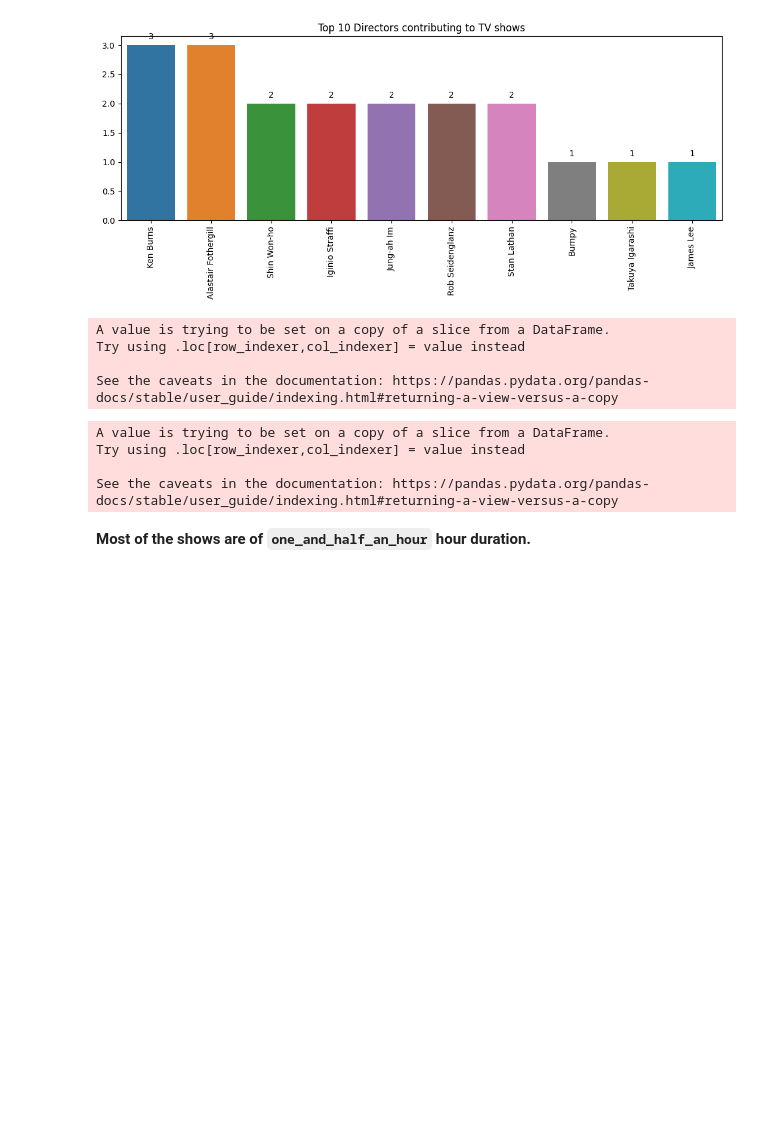
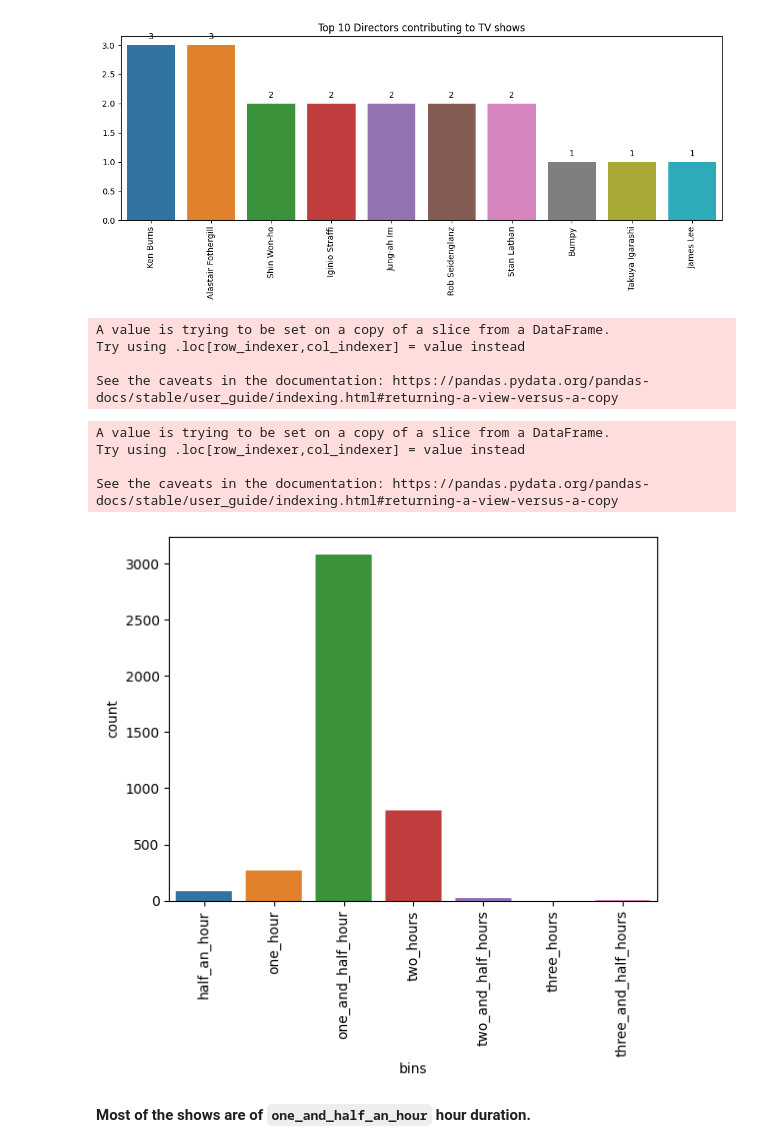
Before and after one commit to Alina-dilawaiz/Myprojects, a Jupyter notebook: AFOCAS-PROJECTS/Netflix_titles_EDA.ipynb, the cells around one changed output. Saved outputs shown, nothing was run; the diff lists cells and outputs as text; code cells hidden in the pictures; blank space fills up the shorter version.

```diff
--- a/AFOCAS-PROJECTS/Netflix_titles_EDA.ipynb
+++ b/AFOCAS-PROJECTS/Netflix_titles_EDA.ipynb
@@ -316,19 +316,19 @@ See the caveats in the documentation: https://pandas.pydata.org/pandas-docs/stab
 # %%
 
 #creating bins for duration
 bin_edges = [0, 30, 60, 120, 180, 240, 300, 360]
 bin_labels = ["half_an_hour", "one_hour", "one_and_half_hour", "two_hours", "two_and_half_hours", "three_hours", "three_and_half_hours"]
 
 movies['bins'] = pd.cut(movies['duration'], bins=bin_edges, labels=bin_labels)
-fig = px.pie(data_frame=movies, names=movies["bins"].value_counts().index,
-             values=movies["bins"].value_counts().values, title="TV shows duration")
-
-fig.show()
+fig = sns.countplot(x="bins", data=movies)
+plt.xticks(rotation=90)
+plt.show()
 # %% [output]
 A value is trying to be set on a copy of a slice from a DataFrame.
 Try using .loc[row_indexer,col_indexer] = value instead
 
 See the caveats in the documentation: https://pandas.pydata.org/pandas-docs/stable/user_guide/indexing.html#returning-a-view-versus-a-copy
+[figure, added]
 # %% [markdown]
 **Most of the shows are of `one_and_half_an_hour` hour duration.**
 # %% [markdown]
```
